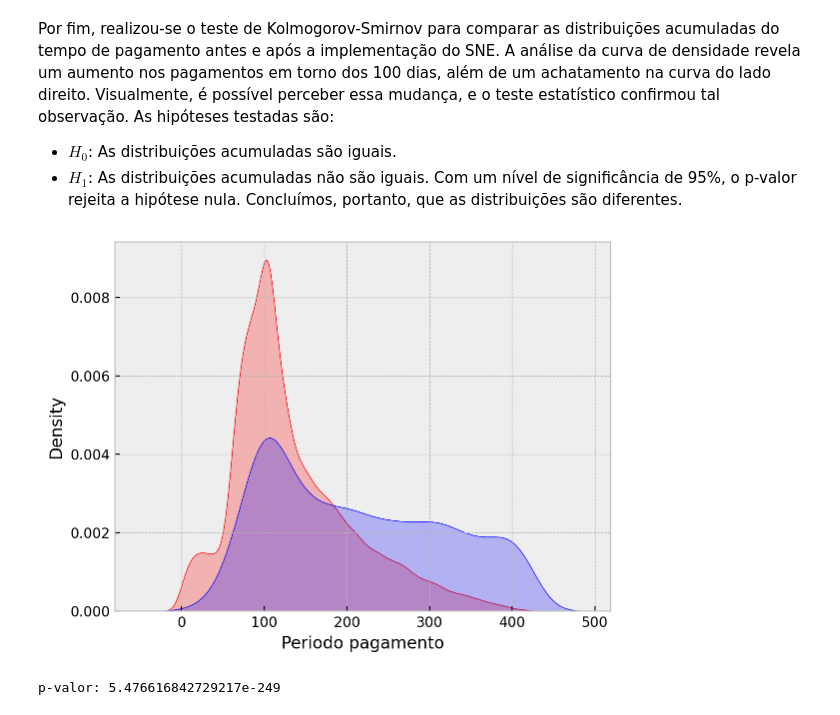
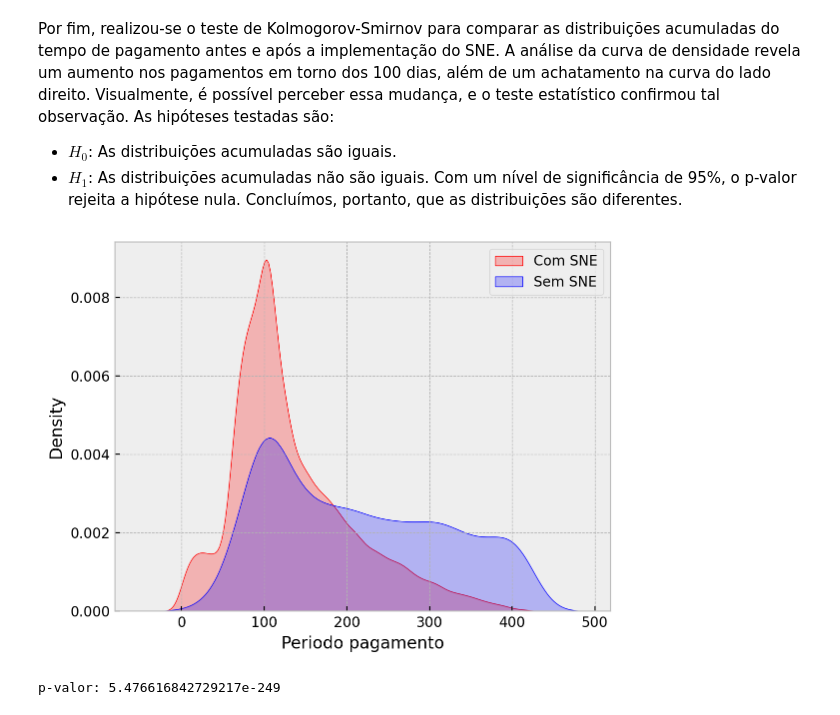
Before and after one commit to filmateus/Dados_Estatistica, a Jupyter notebook: Comparação pagamentos.ipynb, the cells around one changed output. Saved outputs shown, nothing was run; the diff lists cells and outputs as text; code cells hidden in the pictures.

```diff
--- a/Comparação pagamentos.ipynb
+++ b/Comparação pagamentos.ipynb
@@ -344,9 +344,12 @@ Com um nível de significância de 95%, o p-valor rejeita a hipótese nula. Conc
 # %%
 fig = sns.kdeplot(merged_df['Periodo pagamento'], shade=True, color="r")
 fig = sns.kdeplot(df['Periodo pagamento'], shade=True, color="b")
+
+legend_labels = ['Com SNE', 'Sem SNE']
+plt.legend(legend_labels)
 plt.show()
 # %% [output]
-[figure, old version]
+[figure, new version]
 # %%
 ks_stat, pvalor = stats.ks_2samp(merged_df['Periodo pagamento'], df['Periodo pagamento'])
 # %%
```
Also changed, not shown: parts of 3 cells of this notebook.
